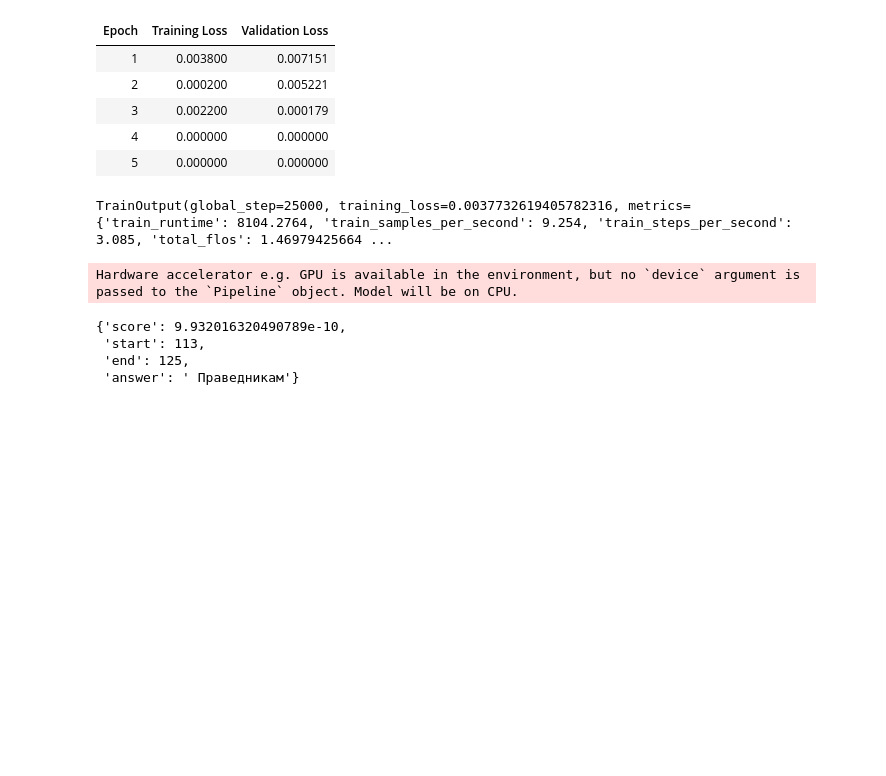
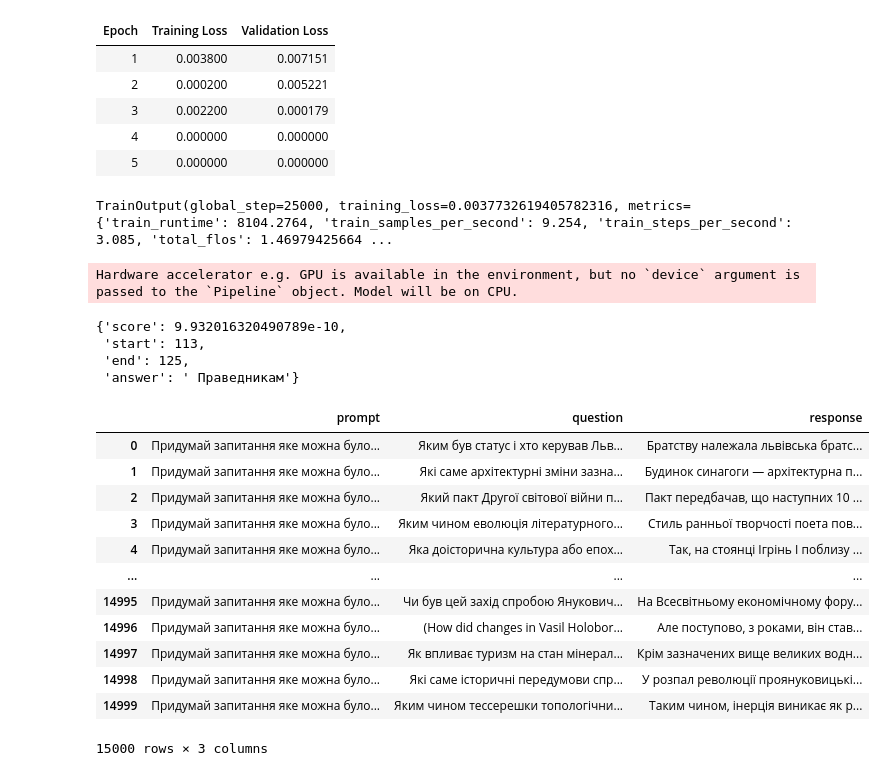
Before and after one commit to ViRiver24/Lesson-6, a Jupyter notebook: Lesson6.ipynb, the cells around one changed output. Saved outputs shown, nothing was run; the diff lists cells and outputs as text; code cells hidden in the pictures; blank space fills up the shorter version.

```diff
--- a/Lesson6.ipynb
+++ b/Lesson6.ipynb
@@ -254,3 +254,19 @@ Hardware accelerator e.g. GPU is available in the environment, but no `device` a
  'start': 113,
  'end': 125,
  'answer': ' Праведникам'}
+# %%
+df
+# %% [output]
+|  | prompt | question | response |
+| 0 | Придумай запитання яке можна було... | Яким був статус і хто керував Льв... | Братству належала львівська братс... |
+| 1 | Придумай запитання яке можна було... | Які саме архітектурні зміни зазна... | Будинок синагоги — архітектурна п... |
+| 2 | Придумай запитання яке можна було... | Який пакт Другої світової війни п... | Пакт передбачав, що наступних 10 ... |
+| 3 | Придумай запитання яке можна було... | Яким чином еволюція літературного... | Стиль ранньої творчості поета пов... |
+| 4 | Придумай запитання яке можна було... | Яка доісторична культура або епох... | Так, на стоянці Ігрінь І поблизу ... |
+| ... | ... | ... | ... |
+| 14995 | Придумай запитання яке можна було... | Чи був цей захід спробою Янукович... | На Всесвітньому економічному фору... |
+| 14996 | Придумай запитання яке можна було... | (How did changes in Vasil Holobor... | Але поступово, з роками, він став... |
+| 14997 | Придумай запитання яке можна було... | Як впливає туризм на стан мінерал... | Крім зазначених вище великих водн... |
+| 14998 | Придумай запитання яке можна було... | Які саме історичні передумови спр... | У розпал революції проянуковицькі... |
+| 14999 | Придумай запитання яке можна було... | Яким чином тессерешки топологічни... | Таким чином, інерція виникає як р... |
+15000 rows × 3 columns
```
